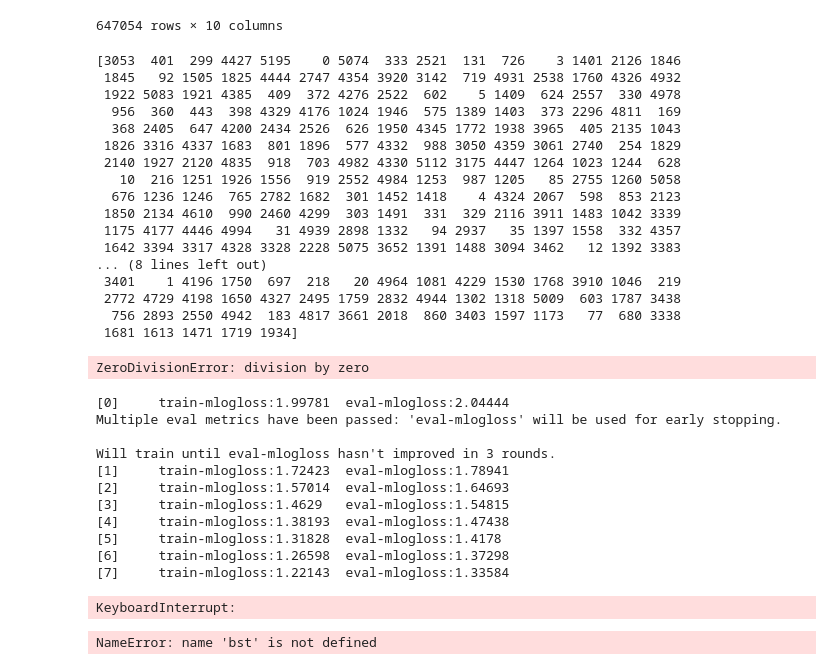
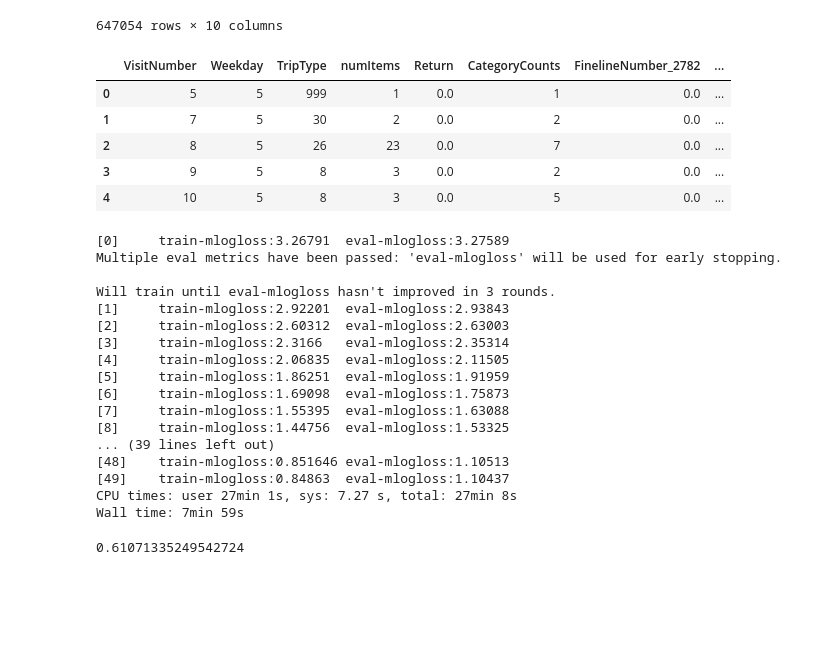
Before and after one commit to timgivois/walmartrecruiting, a Jupyter notebook: src/XGBoost_final.ipynb, the cells around one changed output. Drawn from its saved outputs; the diff is of its cells as text; code cells hidden in the pictures; blank space fills up the shorter version.

```diff
--- a/src/XGBoost_final.ipynb
+++ b/src/XGBoost_final.ipynb
@@ -66,9 +66,8 @@ for each in ['TripType']:
     data[each] = data[each].astype(int)
 
 
-topFine = np.asarray(data.FinelineNumber_l.value_counts(sort=True, ascending=False)[:350].index)
-print(topFine)
-0/0
+topFine = np.asarray(data.FinelineNumber_l.value_counts(sort=True, ascending=False)[:200].index)
+
 dummies = pd.get_dummies(topFine)
 columnas_fine = ['FinelineNumber_'+str(each) for each in topFine]
 data[columnas_fine] = dummies.astype(int)
@@ -76,83 +75,72 @@ data[columnas_fine] = dummies.astype(int)
 for each in columnas_fine:
     data[each] = data[each].fillna(0)
 
 dummies = pd.get_dummies(data.DepartmentDescription)
 data[dummies.columns] = dummies
 data_dummies = data[dummies.columns]
 data_dummies = data_dummies.apply(lambda x: x*data["ScanCount"])
 
 data.loc[data.ScanCount < 0, 'Return'] = 1
 data.loc[data.Return != 1, 'Return'] = 0
 grouped = data.groupby("VisitNumber")
 elset = set(list(data.DepartmentDescription) + columnas_fine)
 aggregate = {'Weekday': np.max, "TripType": np.max, 'numItems': np.max, 'Return': np.max}
 for each in list(elset):
     if each != np.nan:
         aggregate[each] = np.sum
 data = grouped.agg(aggregate).reset_index()
 
 add_category_counts(data)
 
 label_encoder = LabelEncoder()
 data['TripType_l'] = label_encoder.fit_transform(data['TripType'])
 
 
 mytrain, mytest = train_test_split(data, test_size = .7)
 features = ['VisitNumber', 'Weekday', 'numItems', 'Return', 'CategoryCounts'] + list(elset)
 
 train = data.copy()
 train.head()
 # %% [output]
-[3053  401  299 4427 5195    0 5074  333 2521  131  726    3 1401 2126 1846
- 1845   92 1505 1825 4444 2747 4354 3920 3142  719 4931 2538 1760 4326 4932
- 1922 5083 1921 4385  409  372 4276 2522  602    5 1409  624 2557  330 4978
-  956  360  443  398 4329 4176 1024 1946  575 1389 1403  373 2296 4811  169
-  368 2405  647 4200 2434 2526  626 1950 4345 1772 1938 3965  405 2135 1043
- 1826 3316 4337 1683  801 1896  577 4332  988 3050 4359 3061 2740  254 1829
- 2140 1927 2120 4835  918  703 4982 4330 5112 3175 4447 1264 1023 1244  628
-   10  216 1251 1926 1556  919 2552 4984 1253  987 1205   85 2755 1260 5058
-  676 1236 1246  765 2782 1682  301 1452 1418    4 4324 2067  598  853 2123
- 1850 2134 4610  990 2460 4299  303 1491  331  329 2116 3911 1483 1042 3339
- 1175 4177 4446 4994   31 4939 2898 1332   94 2937   35 1397 1558  332 4357
- 1642 3394 3317 4328 3328 2228 5075 3652 1391 1488 3094 3462   12 1392 3383
-... (8 lines left out)
- 3401    1 4196 1750  697  218   20 4964 1081 4229 1530 1768 3910 1046  219
- 2772 4729 4198 1650 4327 2495 1759 2832 4944 1302 1318 5009  603 1787 3438
-  756 2893 2550 4942  183 4817 3661 2018  860 3403 1597 1173   77  680 3338
- 1681 1613 1471 1719 1934]
-ZeroDivisionError: division by zero
+|  | VisitNumber | Weekday | TripType | numItems | Return | CategoryCounts | FinelineNumber_2782 | ... |
+| 0 | 5 | 5 | 999 | 1 | 0.0 | 1 | 0.0 | ... |
+| 1 | 7 | 5 | 30 | 2 | 0.0 | 2 | 0.0 | ... |
+| 2 | 8 | 5 | 26 | 23 | 0.0 | 7 | 0.0 | ... |
+| 3 | 9 | 5 | 8 | 3 | 0.0 | 2 | 0.0 | ... |
+| 4 | 10 | 5 | 8 | 3 | 0.0 | 5 | 0.0 | ... |
 # %%
 mytrain, mytest = train_test_split(data, test_size = .2)
 
 dtrain = xgb.DMatrix(np.asarray(mytrain[features]), label = np.asarray(mytrain.TripType_l))
 dtest = xgb.DMatrix(np.asarray(mytest[features]), label = np.asarray(mytest.TripType_l))
 num_round = 50
-param = {'booster':'dart','objective': 'multi:softprob', 'num_class':len(set(mytrain.TripType_l)),
-     'eval_metric': 'mlogloss'}
+param = {'objective': 'multi:softmax', 'num_class':len(set(mytrain.TripType_l)),
+     'eval_metric': 'mlogloss', "max_delta_step": 1}
 watchlist = [(dtrain,'train'), (dtest, 'eval')]
 
 %time bst = xgb.train(param, dtrain, num_round, watchlist,early_stopping_rounds=3)
 # %% [output]
-[0]     train-mlogloss:1.99781  eval-mlogloss:2.04444
+[0]     train-mlogloss:3.26791  eval-mlogloss:3.27589
 Multiple eval metrics have been passed: 'eval-mlogloss' will be used for early stopping.
 
 Will train until eval-mlogloss hasn't improved in 3 rounds.
-[1]     train-mlogloss:1.72423  eval-mlogloss:1.78941
-[2]     train-mlogloss:1.57014  eval-mlogloss:1.64693
-[3]     train-mlogloss:1.4629   eval-mlogloss:1.54815
-[4]     train-mlogloss:1.38193  eval-mlogloss:1.47438
-[5]     train-mlogloss:1.31828  eval-mlogloss:1.4178
-[6]     train-mlogloss:1.26598  eval-mlogloss:1.37298
-[7]     train-mlogloss:1.22143  eval-mlogloss:1.33584
+[1]     train-mlogloss:2.92201  eval-mlogloss:2.93843
+[2]     train-mlogloss:2.60312  eval-mlogloss:2.63003
+[3]     train-mlogloss:2.3166   eval-mlogloss:2.35314
+[4]     train-mlogloss:2.06835  eval-mlogloss:2.11505
+[5]     train-mlogloss:1.86251  eval-mlogloss:1.91959
+[6]     train-mlogloss:1.69098  eval-mlogloss:1.75873
+[7]     train-mlogloss:1.55395  eval-mlogloss:1.63088
+[8]     train-mlogloss:1.44756  eval-mlogloss:1.53325
+... (39 lines left out)
+[48]    train-mlogloss:0.851646 eval-mlogloss:1.10513
+[49]    train-mlogloss:0.84863  eval-mlogloss:1.10437
+CPU times: user 27min 1s, sys: 7.27 s, total: 27min 8s
+Wall time: 7min 59s
-KeyboardInterrupt:
-# %%
-def get_predictions(predictions):
-    return [np.argmax(each) for each in predictions]
-
-predictions = get_predictions(bst.predict(dtest))
-
-#predictions = label_encoder.inverse_transform(predictions)
-accuracy_score(mytest.TripType_l, predictions)
-# %% [output]
-NameError: name 'bst' is not defined
+# %%
+predictions = bst.predict(dtest)
+
+accuracy_score(mytest.TripType_l, predictions)
+# %% [output]
+0.61071335249542724
 # %%
```
Also changed, not shown: parts of 3 cells of this notebook, 1 other file.
